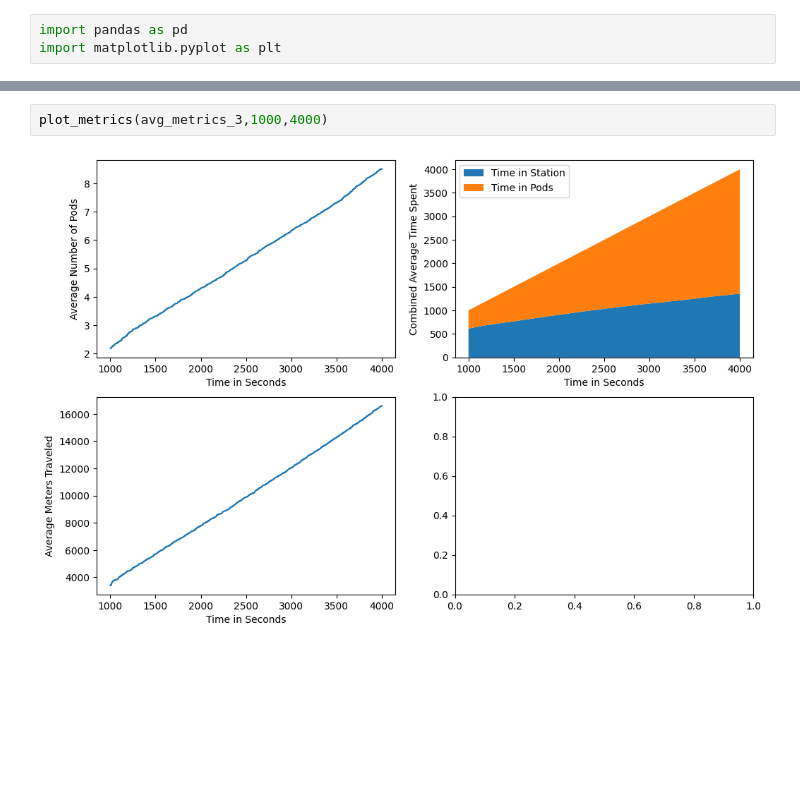
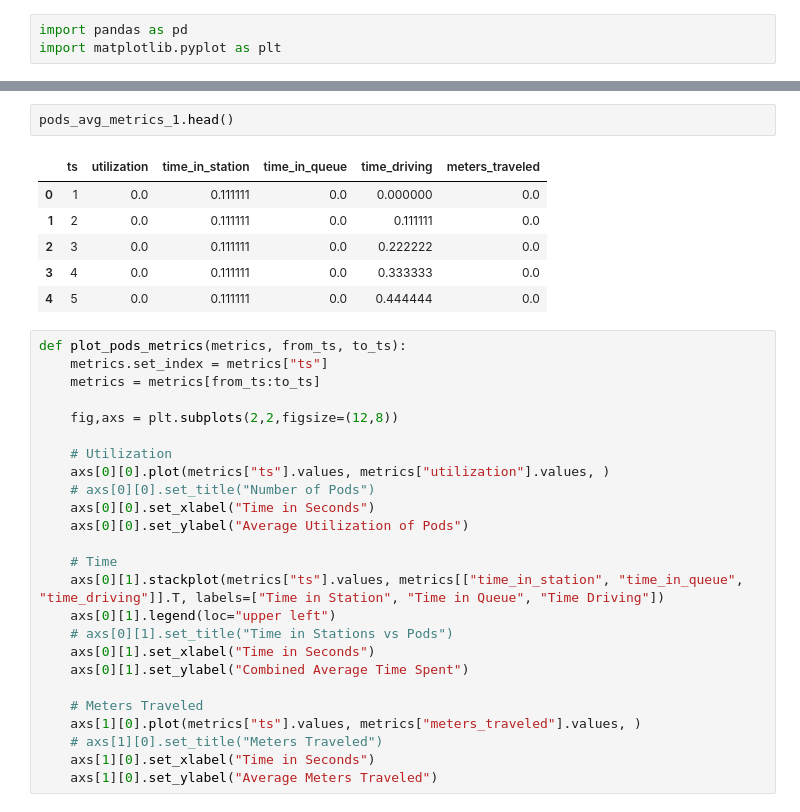
Before and after one commit to deeliciouscode/publicflow, a Jupyter notebook: analysis/evaluate_metrics.ipynb, the cells around one changed output, grey strips where cells are left out. Cells and saved outputs as stored; diff of their text form; blank space fills up the shorter version.

```diff
--- a/analysis/evaluate_metrics.ipynb
+++ b/analysis/evaluate_metrics.ipynb
@@ -44,4 +40,34 @@ plot_metrics(avg_metrics_2,1000,4000)
-# %%
-plot_metrics(avg_metrics_3,1000,4000)
-# %% [output]
-[figure, removed]
+# %%
+pods_avg_metrics_1.head()
+# %% [output]
+|  | ts | utilization | time_in_station | time_in_queue | time_driving | meters_traveled |
+| 0 | 1 | 0.0 | 0.111111 | 0.0 | 0.000000 | 0.0 |
+| 1 | 2 | 0.0 | 0.111111 | 0.0 | 0.111111 | 0.0 |
+| 2 | 3 | 0.0 | 0.111111 | 0.0 | 0.222222 | 0.0 |
+| 3 | 4 | 0.0 | 0.111111 | 0.0 | 0.333333 | 0.0 |
+| 4 | 5 | 0.0 | 0.111111 | 0.0 | 0.444444 | 0.0 |
+# %%
+def plot_pods_metrics(metrics, from_ts, to_ts):
+    metrics.set_index = metrics["ts"]
+    metrics = metrics[from_ts:to_ts]
+
+    fig,axs = plt.subplots(2,2,figsize=(12,8))
+
+    # Utilization
+    axs[0][0].plot(metrics["ts"].values, metrics["utilization"].values, )
+    # axs[0][0].set_title("Number of Pods")
+    axs[0][0].set_xlabel("Time in Seconds")
+    axs[0][0].set_ylabel("Average Utilization of Pods")
+
+    # Time
+    axs[0][1].stackplot(metrics["ts"].values, metrics[["time_in_station", "time_in_queue", "time_driving"]].T, labels=["Time in Station", "Time in Queue", "Time Driving"])
+    axs[0][1].legend(loc="upper left")
+    # axs[0][1].set_title("Time in Stations vs Pods")
+    axs[0][1].set_xlabel("Time in Seconds")
+    axs[0][1].set_ylabel("Combined Average Time Spent")
+
+    # Meters Traveled
+    axs[1][0].plot(metrics["ts"].values, metrics["meters_traveled"].values, )
+    # axs[1][0].set_title("Meters Traveled")
+    axs[1][0].set_xlabel("Time in Seconds")
+    axs[1][0].set_ylabel("Average Meters Traveled")
```
Also changed, not shown: parts of 7 cells of this notebook, 6 other files.
